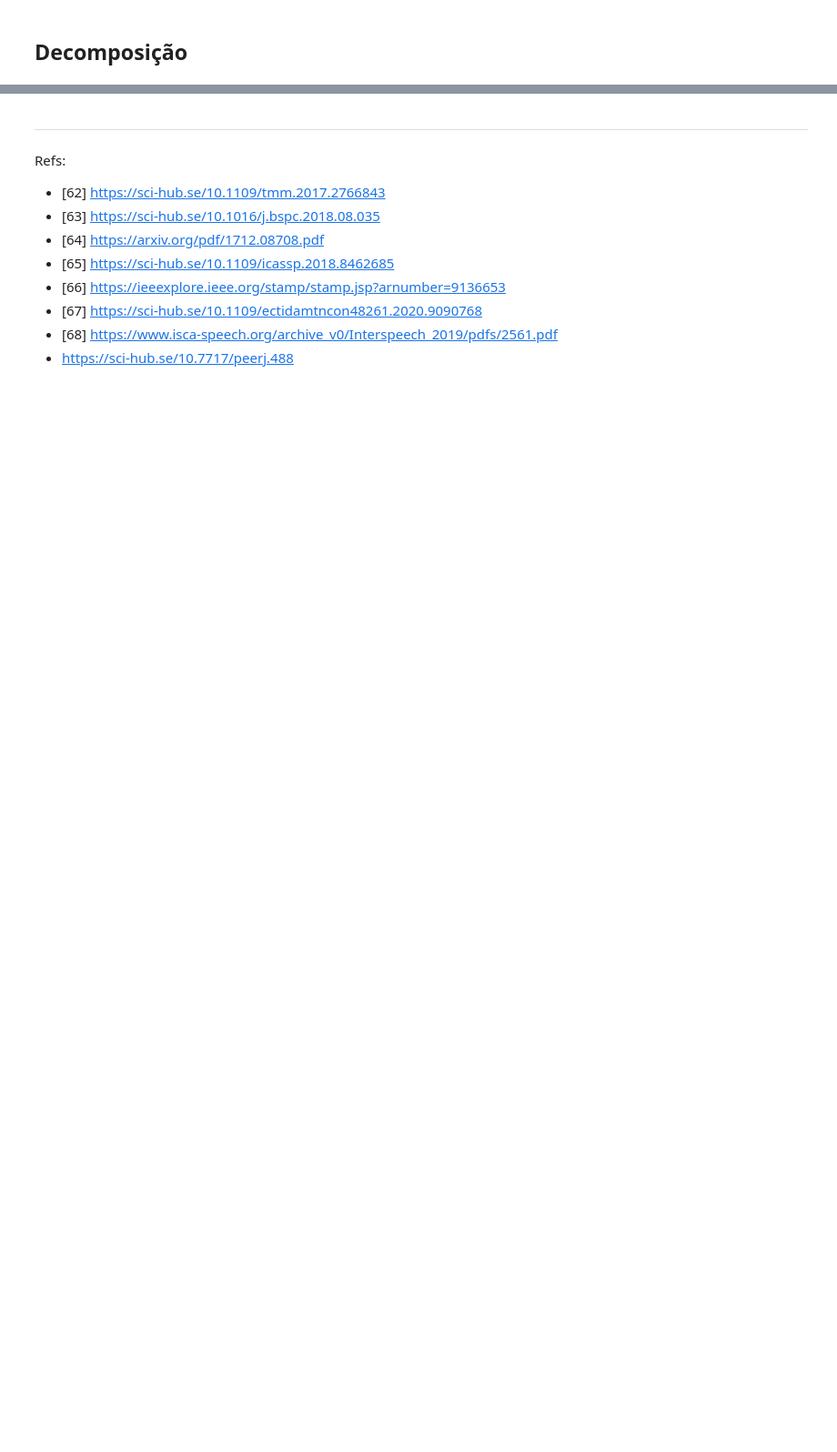
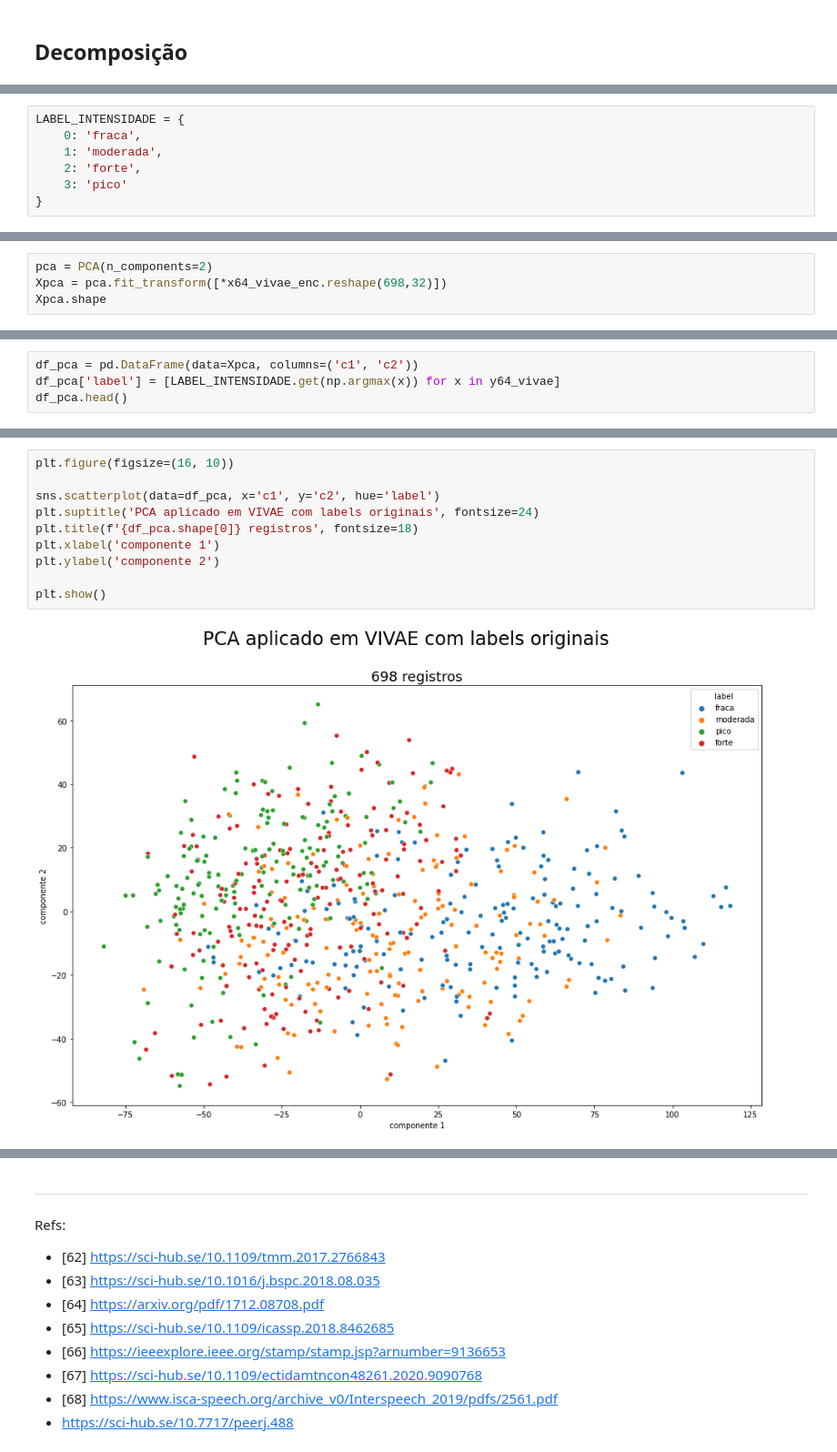
Before and after one commit to htbrandao/ppgi, a Jupyter notebook: modelagem/notebooks/03_A_64_modelagem.ipynb, the cells around one changed output, grey strips where cells are left out. Shown: that part at 91% size. Saved outputs shown, nothing was run; the diff lists cells and outputs as text; blank space fills up the shorter version.

```diff
--- a/modelagem/notebooks/03_A_64_modelagem.ipynb
+++ b/modelagem/notebooks/03_A_64_modelagem.ipynb
@@ -559,0 +578,7 @@ array([2, 2, 2, 2, 2, 2, 2, 2, 2, 2, 2, 2, 2, 2, 2, 2, 2, 2, 2, 0, 2, 1,
+# %%
+LABEL_INTENSIDADE = {
+    0: 'fraca',
+    1: 'moderada',
+    2: 'forte',
+    3: 'pico'
+}
@@ -559,0 +664,4 @@ array([2, 2, 2, 2, 2, 2, 2, 2, 2, 2, 2, 2, 2, 2, 2, 2, 2, 2, 2, 0, 2, 1,
+# %%
+pca = PCA(n_components=2)
+Xpca = pca.fit_transform([*x64_vivae_enc.reshape(698,32)])
+Xpca.shape
@@ -559,0 +670,4 @@ array([2, 2, 2, 2, 2, 2, 2, 2, 2, 2, 2, 2, 2, 2, 2, 2, 2, 2, 2, 0, 2, 1,
+# %%
+df_pca = pd.DataFrame(data=Xpca, columns=('c1', 'c2'))
+df_pca['label'] = [LABEL_INTENSIDADE.get(np.argmax(x)) for x in y64_vivae]
+df_pca.head()
@@ -559,0 +681,12 @@ array([2, 2, 2, 2, 2, 2, 2, 2, 2, 2, 2, 2, 2, 2, 2, 2, 2, 2, 2, 0, 2, 1,
+# %%
+plt.figure(figsize=(16, 10))
+
+sns.scatterplot(data=df_pca, x='c1', y='c2', hue='label')
+plt.suptitle('PCA aplicado em VIVAE com labels originais', fontsize=24)
+plt.title(f'{df_pca.shape[0]} registros', fontsize=18)
+plt.xlabel('componente 1')
+plt.ylabel('componente 2')
+
+plt.show()
+# %% [output]
+[figure, added]
```
Also changed, not shown: parts of 29 cells of this notebook, 1 other file.
